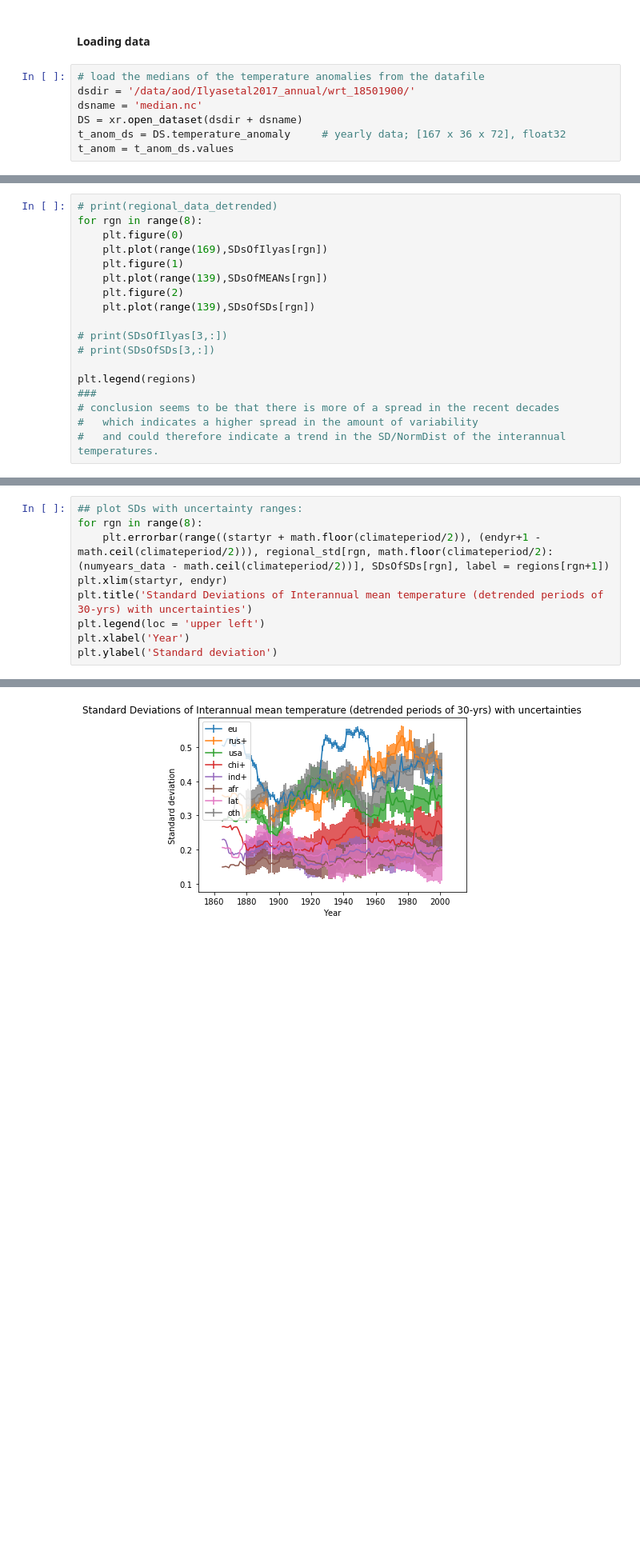
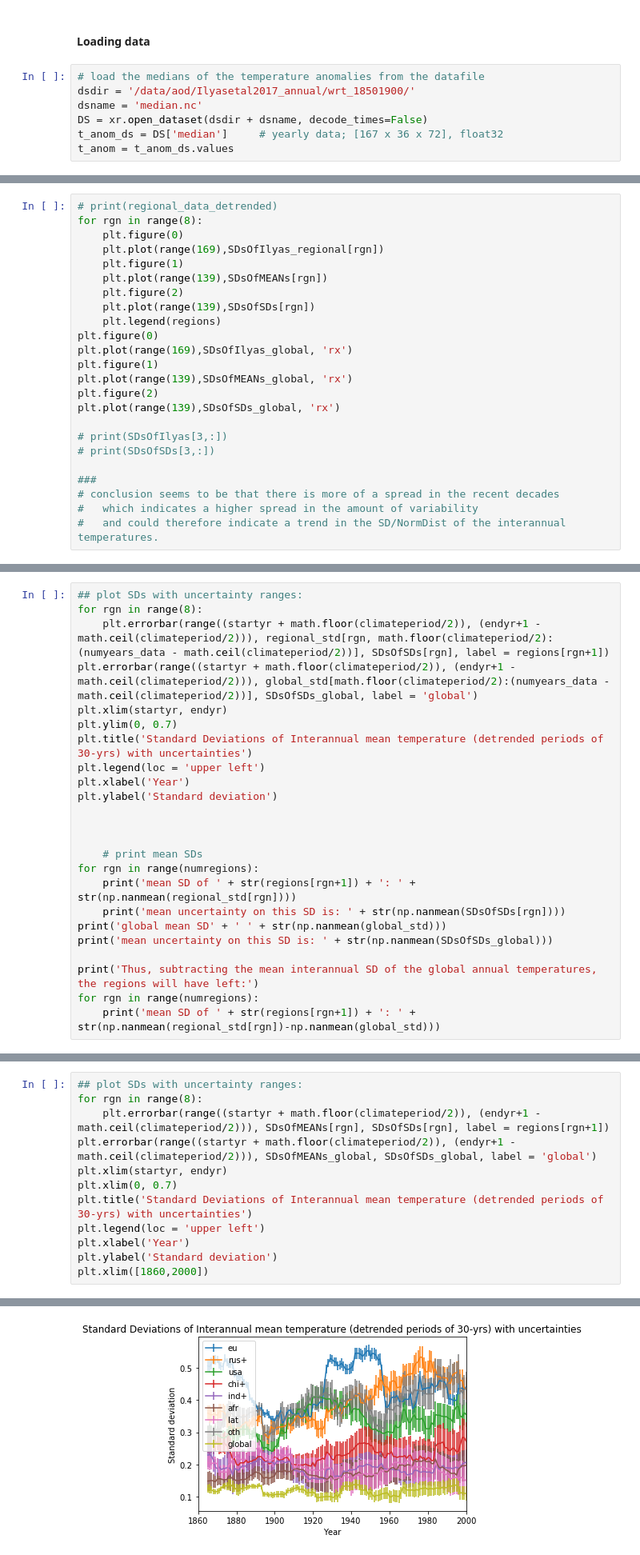
Before and after one commit to jkikstra/climvar, a Jupyter notebook: IlyasPastVariability.ipynb, the cells around one changed output, grey strips where cells are left out. Shown at 80% size. Cells and saved outputs as stored; diff of their text form; blank space fills up the shorter version.

```diff
--- a/IlyasPastVariability.ipynb
+++ b/IlyasPastVariability.ipynb
@@ -144,8 +140,8 @@ def create_weighted_grids(grid): # grid should be input of 36 x 72 (so for 1 tim
 # load the medians of the temperature anomalies from the datafile
 dsdir = '/data/aod/Ilyasetal2017_annual/wrt_18501900/'
 dsname = 'median.nc'
-DS = xr.open_dataset(dsdir + dsname)
-t_anom_ds = DS.temperature_anomaly     # yearly data; [167 x 36 x 72], float32
+DS = xr.open_dataset(dsdir + dsname, decode_times=False)
+t_anom_ds = DS['median']     # yearly data; [167 x 36 x 72], float32
 t_anom = t_anom_ds.values
 # %%
 ## Some visualisation and checking of the data loaded above:
@@ -622,16 +708,22 @@ plt.legend(regions)
 # print(regional_data_detrended)
 for rgn in range(8):
     plt.figure(0)
-    plt.plot(range(169),SDsOfIlyas[rgn])
+    plt.plot(range(169),SDsOfIlyas_regional[rgn])
     plt.figure(1)
     plt.plot(range(139),SDsOfMEANs[rgn])
     plt.figure(2)
     plt.plot(range(139),SDsOfSDs[rgn])
+    plt.legend(regions)
+plt.figure(0)
+plt.plot(range(169),SDsOfIlyas_global, 'rx')
+plt.figure(1)
+plt.plot(range(139),SDsOfMEANs_global, 'rx')
+plt.figure(2)
+plt.plot(range(139),SDsOfSDs_global, 'rx')
 
 # print(SDsOfIlyas[3,:])
 # print(SDsOfSDs[3,:])
 
-plt.legend(regions)
 ###
 # conclusion seems to be that there is more of a spread in the recent decades
 #   which indicates a higher spread in the amount of variability
@@ -644,2 +736,26 @@ plt.legend(regions)
 # %% [markdown]
 # Main result
+# %%
+## plot SDs with uncertainty ranges:
+for rgn in range(8):
+    plt.errorbar(range((startyr + math.floor(climateperiod/2)), (endyr+1 - math.ceil(climateperiod/2))), regional_std[rgn, math.floor(climateperiod/2):(numyears_data - math.ceil(climateperiod/2))], SDsOfSDs[rgn], label = regions[rgn+1])
+plt.errorbar(range((startyr + math.floor(climateperiod/2)), (endyr+1 - math.ceil(climateperiod/2))), global_std[math.floor(climateperiod/2):(numyears_data - math.ceil(climateperiod/2))], SDsOfSDs_global, label = 'global')
+plt.xlim(startyr, endyr)
+plt.ylim(0, 0.7)
+plt.title('Standard Deviations of Interannual mean temperature (detrended periods of 30-yrs) with uncertainties')
+plt.legend(loc = 'upper left')
+plt.xlabel('Year')
+plt.ylabel('Standard deviation')
+
+
+
+    # print mean SDs
+for rgn in range(numregions):
+    print('mean SD of ' + str(regions[rgn+1]) + ': ' + str(np.nanmean(regional_std[rgn])))
+    print('mean uncertainty on this SD is: ' + str(np.nanmean(SDsOfSDs[rgn])))
+print('global mean SD' + ' ' + str(np.nanmean(global_std)))
+print('mean uncertainty on this SD is: ' + str(np.nanmean(SDsOfSDs_global)))
+
+print('Thus, subtracting the mean interannual SD of the global annual temperatures, the regions will have left:')
+for rgn in range(numregions):
+    print('mean SD of ' + str(regions[rgn+1]) + ': ' + str(np.nanmean(regional_std[rgn])-np.nanmean(global_std)))
@@ -646,10 +781,13 @@ plt.legend(regions)
 # %%
 ## plot SDs with uncertainty ranges:
 for rgn in range(8):
-    plt.errorbar(range((startyr + math.floor(climateperiod/2)), (endyr+1 - math.ceil(climateperiod/2))), regional_std[rgn, math.floor(climateperiod/2):(numyears_data - math.ceil(climateperiod/2))], SDsOfSDs[rgn], label = regions[rgn+1])
+    plt.errorbar(range((startyr + math.floor(climateperiod/2)), (endyr+1 - math.ceil(climateperiod/2))), SDsOfMEANs[rgn], SDsOfSDs[rgn], label = regions[rgn+1])
+plt.errorbar(range((startyr + math.floor(climateperiod/2)), (endyr+1 - math.ceil(climateperiod/2))), SDsOfMEANs_global, SDsOfSDs_global, label = 'global')
 plt.xlim(startyr, endyr)
+plt.xlim(0, 0.7)
 plt.title('Standard Deviations of Interannual mean temperature (detrended periods of 30-yrs) with uncertainties')
 plt.legend(loc = 'upper left')
 plt.xlabel('Year')
 plt.ylabel('Standard deviation')
+plt.xlim([1860,2000])
 # %% [output]
@@ -657 +795 @@ Text(0, 0.5, 'Standard deviation')
-[figure, old version]
+[figure, new version]
```
Also changed, not shown: parts of 15 cells of this notebook.
